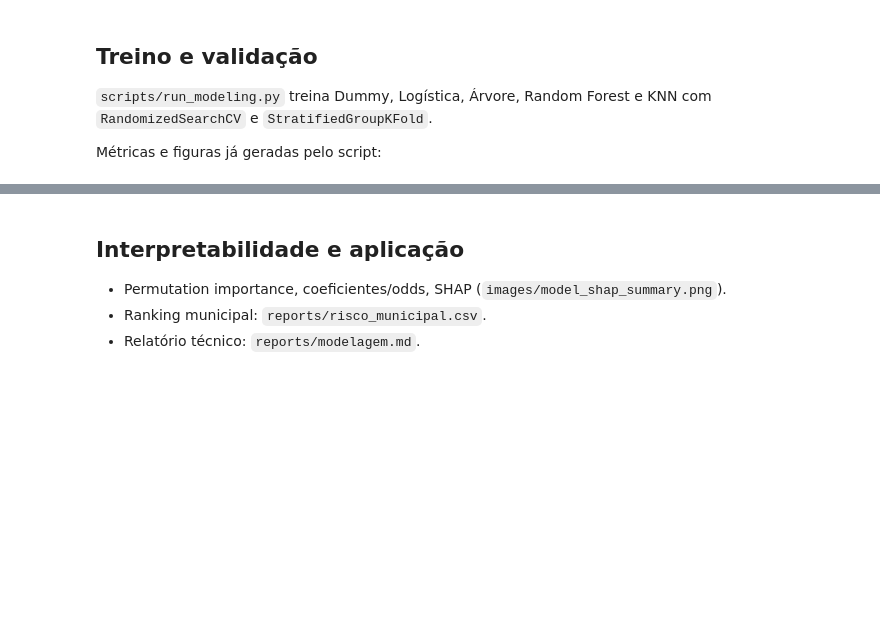
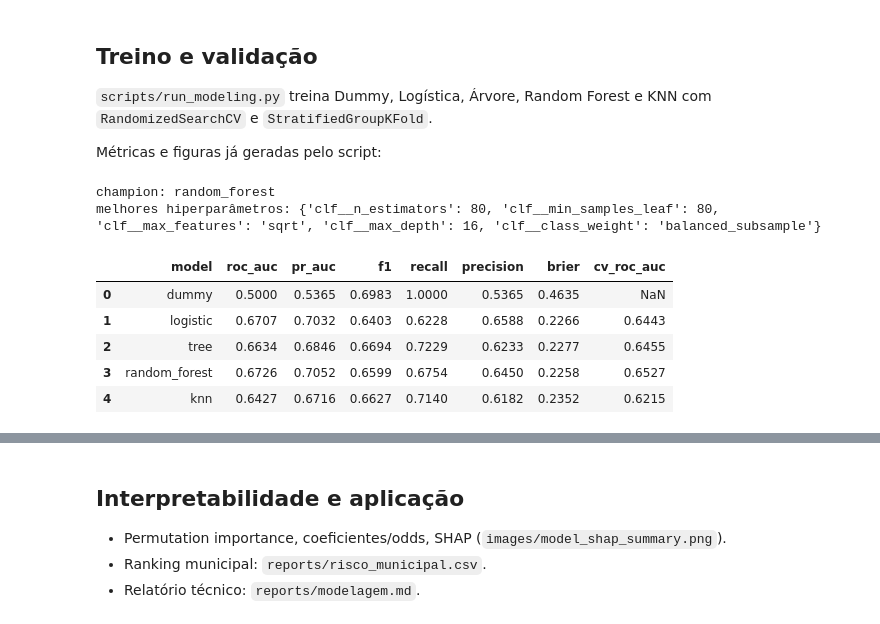
Before and after one commit to aiscientist3/tech-challenge-fase3, a Jupyter notebook: notebooks/02_modelagem.ipynb, the cells around one changed output, grey strips where cells are left out. Drawn from its saved outputs; the diff is of its cells as text; code cells hidden in the pictures; blank space fills up the shorter version.

```diff
--- a/notebooks/02_modelagem.ipynb
+++ b/notebooks/02_modelagem.ipynb
@@ -90,15 +131,22 @@ Métricas e figuras já geradas pelo script:
 # %%
 from pathlib import Path
 import json
+from IPython.display import Image, Markdown
 
 metrics_path = ROOT / "reports" / "model_metrics.json"
-search_path = ROOT / "reports" / "model_search.json"
 if metrics_path.exists():
-    metrics = json.loads(metrics_path.read_text())
+    metrics = json.loads(metrics_path.read_text(encoding="utf-8"))
     print("champion:", metrics.get("champion"))
-    display(pd.DataFrame(metrics.get("holdout", [])))
+    print("melhores hiperparâmetros:", metrics.get("best_params"))
+    display(pd.DataFrame(metrics.get("holdout", [])).round(4))
 else:
     print("Rode: python scripts/run_modeling.py")
-
-for p in sorted((ROOT / "images").glob("model_*.png")):
-    print(p.name)
+# %% [output]
+champion: random_forest
+melhores hiperparâmetros: {'clf__n_estimators': 80, 'clf__min_samples_leaf': 80, 'clf__max_features': 'sqrt', 'clf__max_depth': 16, 'clf__class_weight': 'balanced_subsample'}
+|  | model | roc_auc | pr_auc | f1 | recall | precision | brier | cv_roc_auc |
+| 0 | dummy | 0.5000 | 0.5365 | 0.6983 | 1.0000 | 0.5365 | 0.4635 | NaN |
+| 1 | logistic | 0.6707 | 0.7032 | 0.6403 | 0.6228 | 0.6588 | 0.2266 | 0.6443 |
+| 2 | tree | 0.6634 | 0.6846 | 0.6694 | 0.7229 | 0.6233 | 0.2277 | 0.6455 |
+| 3 | random_forest | 0.6726 | 0.7052 | 0.6599 | 0.6754 | 0.6450 | 0.2258 | 0.6527 |
+| 4 | knn | 0.6427 | 0.6716 | 0.6627 | 0.7140 | 0.6182 | 0.2352 | 0.6215 |
```
Also changed, not shown: parts of 10 cells of this notebook, 40 other files.
